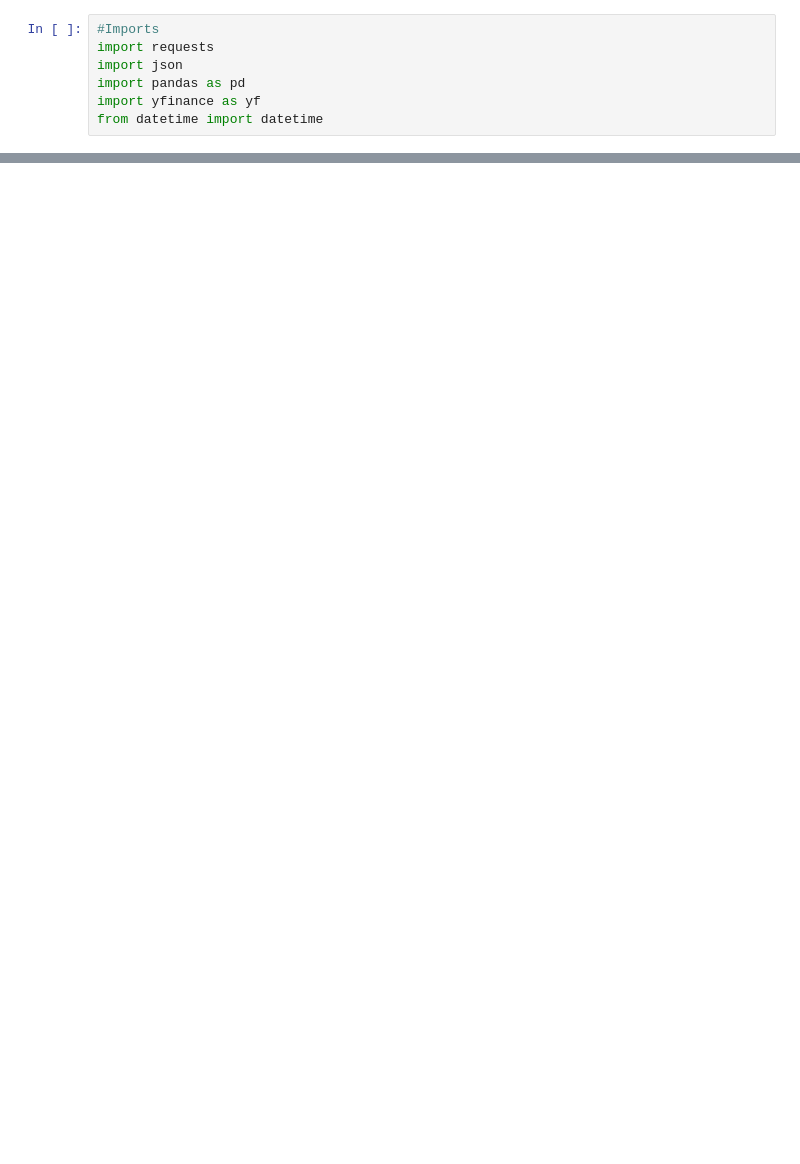
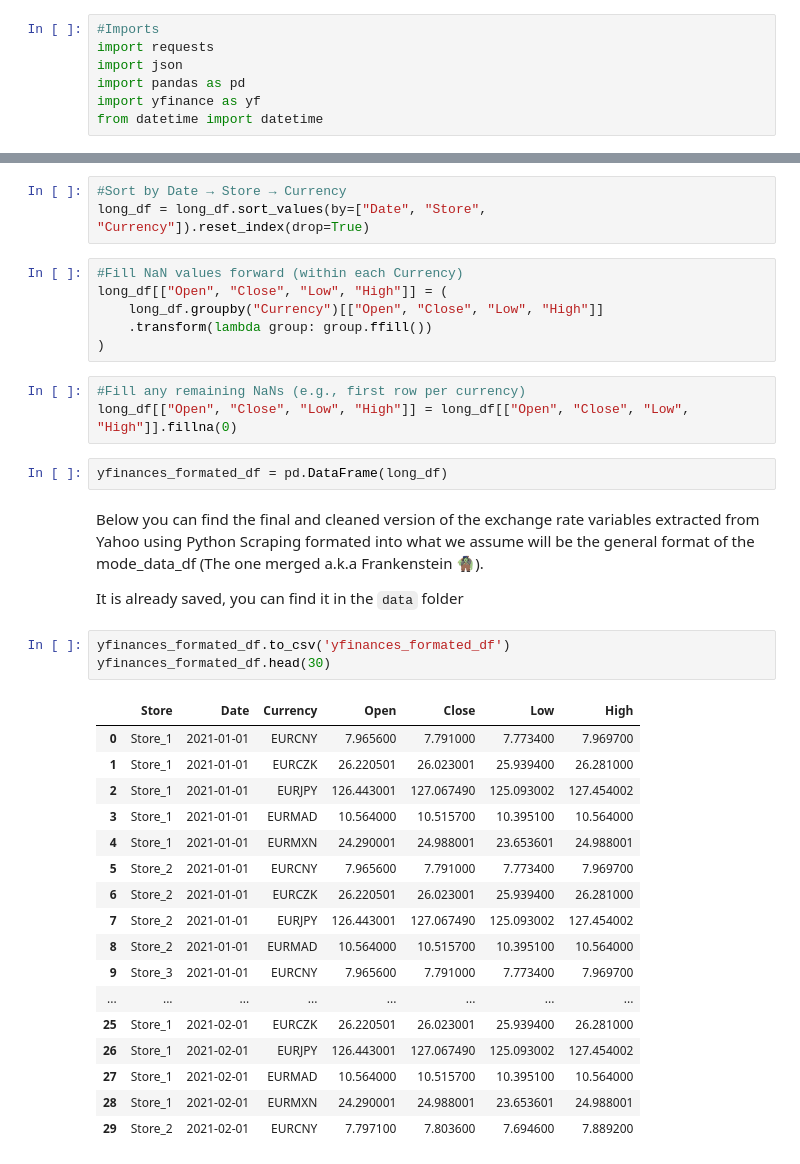
Before and after one commit to 4GeeksAcademy/JMT1ST-BOOSTING-ALG, a Jupyter notebook: src/explore.ipynb, the cells around one changed output, grey strips where cells are left out. Drawn from its saved outputs; the diff is of its cells as text; blank space fills up the shorter version.

Commit message:
ECSF External Variables 1/5

```diff
--- a/src/explore.ipynb
+++ b/src/explore.ipynb
@@ -101,0 +123,39 @@ Fill na (forward)
+# %%
+#Sort by Date → Store → Currency
+long_df = long_df.sort_values(by=["Date", "Store", "Currency"]).reset_index(drop=True)
+# %%
+#Fill NaN values forward (within each Currency)
+long_df[["Open", "Close", "Low", "High"]] = (
+    long_df.groupby("Currency")[["Open", "Close", "Low", "High"]]
+    .transform(lambda group: group.ffill())
+)
+# %%
+#Fill any remaining NaNs (e.g., first row per currency)
+long_df[["Open", "Close", "Low", "High"]] = long_df[["Open", "Close", "Low", "High"]].fillna(0)
+# %%
+yfinances_formated_df = pd.DataFrame(long_df)
+# %% [markdown]
+Below you can find the final and cleaned version of the exchange rate variables extracted from Yahoo using Python Scraping formated into what we assume will be the general format of the mode_data_df (The one merged a.k.a Frankenstein 🧌).
+
+It is already saved, you can find it in the ``data`` folder
+# %%
+yfinances_formated_df.to_csv('yfinances_formated_df')
+yfinances_formated_df.head(30)
+# %% [output]
+|  | Store | Date | Currency | Open | Close | Low | High |
+| 0 | Store_1 | 2021-01-01 | EURCNY | 7.965600 | 7.791000 | 7.773400 | 7.969700 |
+| 1 | Store_1 | 2021-01-01 | EURCZK | 26.220501 | 26.023001 | 25.939400 | 26.281000 |
+| 2 | Store_1 | 2021-01-01 | EURJPY | 126.443001 | 127.067490 | 125.093002 | 127.454002 |
+| 3 | Store_1 | 2021-01-01 | EURMAD | 10.564000 | 10.515700 | 10.395100 | 10.564000 |
+| 4 | Store_1 | 2021-01-01 | EURMXN | 24.290001 | 24.988001 | 23.653601 | 24.988001 |
+| 5 | Store_2 | 2021-01-01 | EURCNY | 7.965600 | 7.791000 | 7.773400 | 7.969700 |
+| 6 | Store_2 | 2021-01-01 | EURCZK | 26.220501 | 26.023001 | 25.939400 | 26.281000 |
+| 7 | Store_2 | 2021-01-01 | EURJPY | 126.443001 | 127.067490 | 125.093002 | 127.454002 |
+| 8 | Store_2 | 2021-01-01 | EURMAD | 10.564000 | 10.515700 | 10.395100 | 10.564000 |
+| 9 | Store_3 | 2021-01-01 | EURCNY | 7.965600 | 7.791000 | 7.773400 | 7.969700 |
+| ... | ... | ... | ... | ... | ... | ... | ... |
+| 25 | Store_1 | 2021-02-01 | EURCZK | 26.220501 | 26.023001 | 25.939400 | 26.281000 |
+| 26 | Store_1 | 2021-02-01 | EURJPY | 126.443001 | 127.067490 | 125.093002 | 127.454002 |
+| 27 | Store_1 | 2021-02-01 | EURMAD | 10.564000 | 10.515700 | 10.395100 | 10.564000 |
+| 28 | Store_1 | 2021-02-01 | EURMXN | 24.290001 | 24.988001 | 23.653601 | 24.988001 |
+| 29 | Store_2 | 2021-02-01 | EURCNY | 7.797100 | 7.803600 | 7.694600 | 7.889200 |
```
Also changed, not shown: parts of 21 cells of this notebook, 13 other files.
